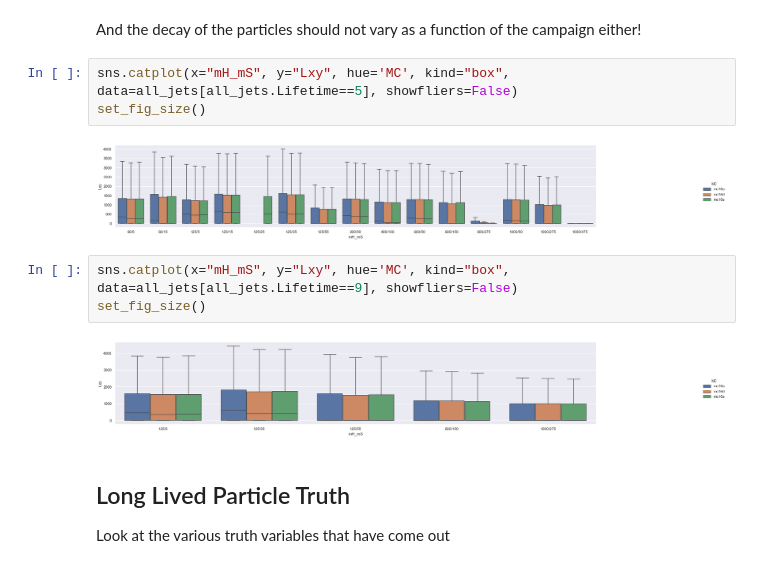
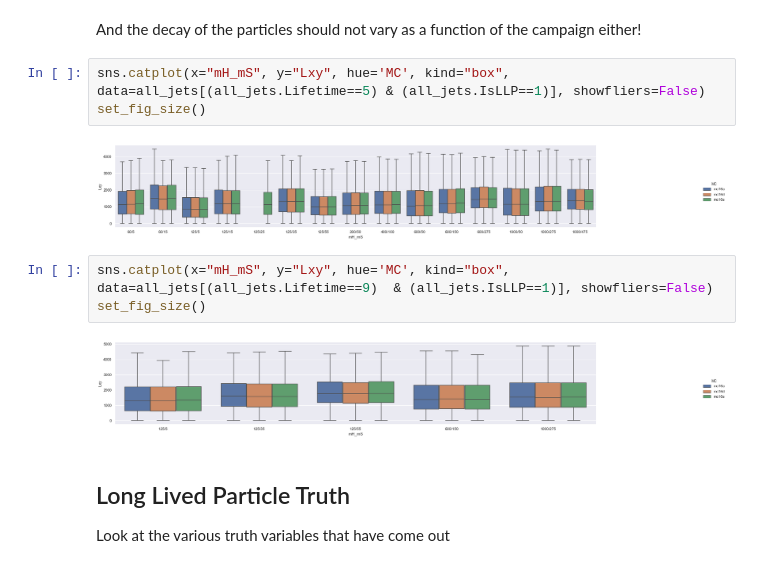
Before and after one commit to gordonwatts/calratio-perjet-training, a Jupyter notebook: notebooks/Input Variable Plots.ipynb, the cells around one changed output. Cells and saved outputs as stored; diff of their text form.

Commit message:
Update with IsLLP when looking at lifetimes
Was including jets that had no lifetime in there! Ops!

```diff
--- a/notebooks/Input Variable Plots.ipynb
+++ b/notebooks/Input Variable Plots.ipynb
@@ -210,15 +210,15 @@ set_fig_size()
 # %% [markdown]
 And the decay of the particles should not vary as a function of the campaign either!
 # %%
-sns.catplot(x="mH_mS", y="Lxy", hue='MC', kind="box", data=all_jets[all_jets.Lifetime==5], showfliers=False)
+sns.catplot(x="mH_mS", y="Lxy", hue='MC', kind="box", data=all_jets[(all_jets.Lifetime==5) & (all_jets.IsLLP==1)], showfliers=False)
 set_fig_size()
 # %% [output]
-[figure, old version]
+[figure, new version]
 # %%
-sns.catplot(x="mH_mS", y="Lxy", hue='MC', kind="box", data=all_jets[all_jets.Lifetime==9], showfliers=False)
+sns.catplot(x="mH_mS", y="Lxy", hue='MC', kind="box", data=all_jets[(all_jets.Lifetime==9)  & (all_jets.IsLLP==1)], showfliers=False)
 set_fig_size()
 # %% [output]
-[figure, old version]
+[figure, new version]
 # %% [markdown]
 ## Long Lived Particle Truth
 
```
Also changed, not shown: parts of 2 cells of this notebook.
